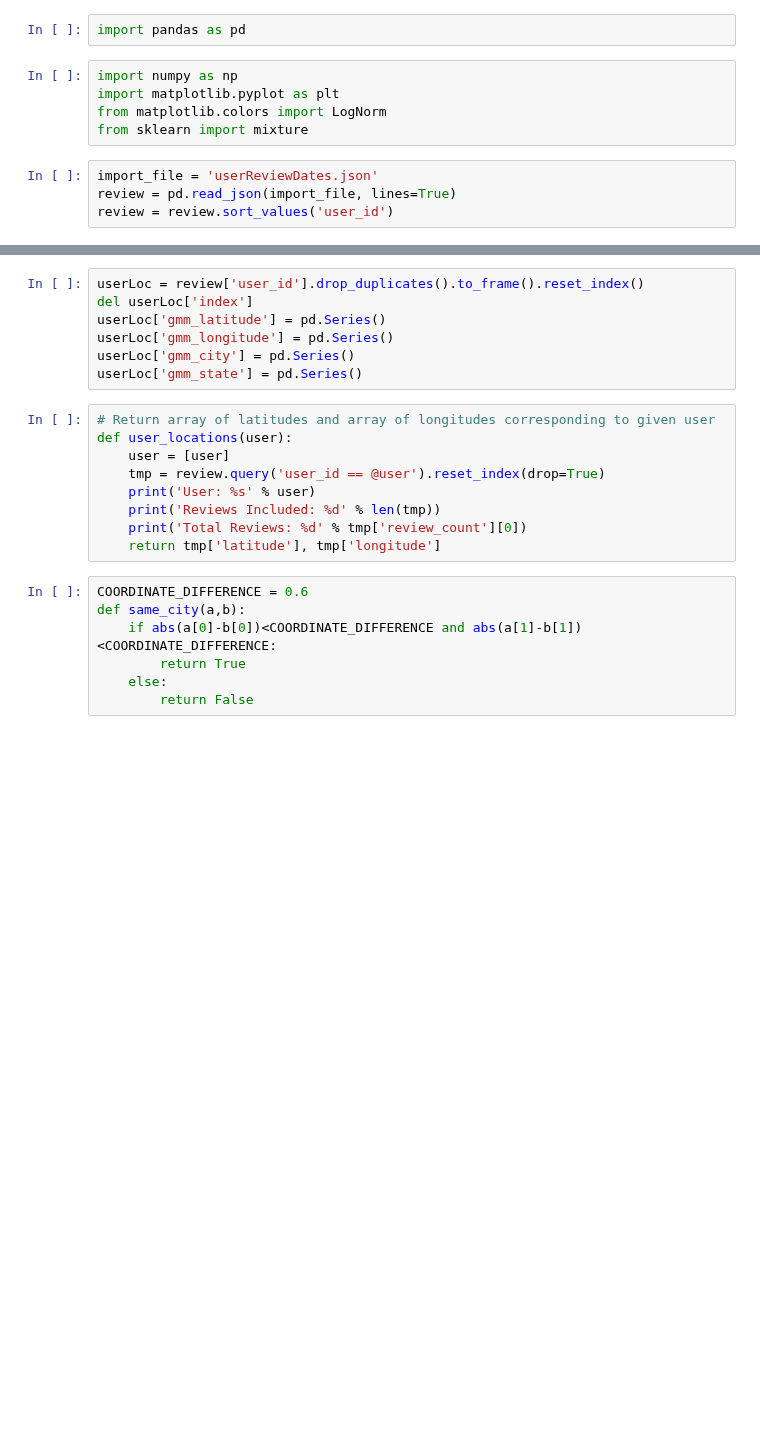
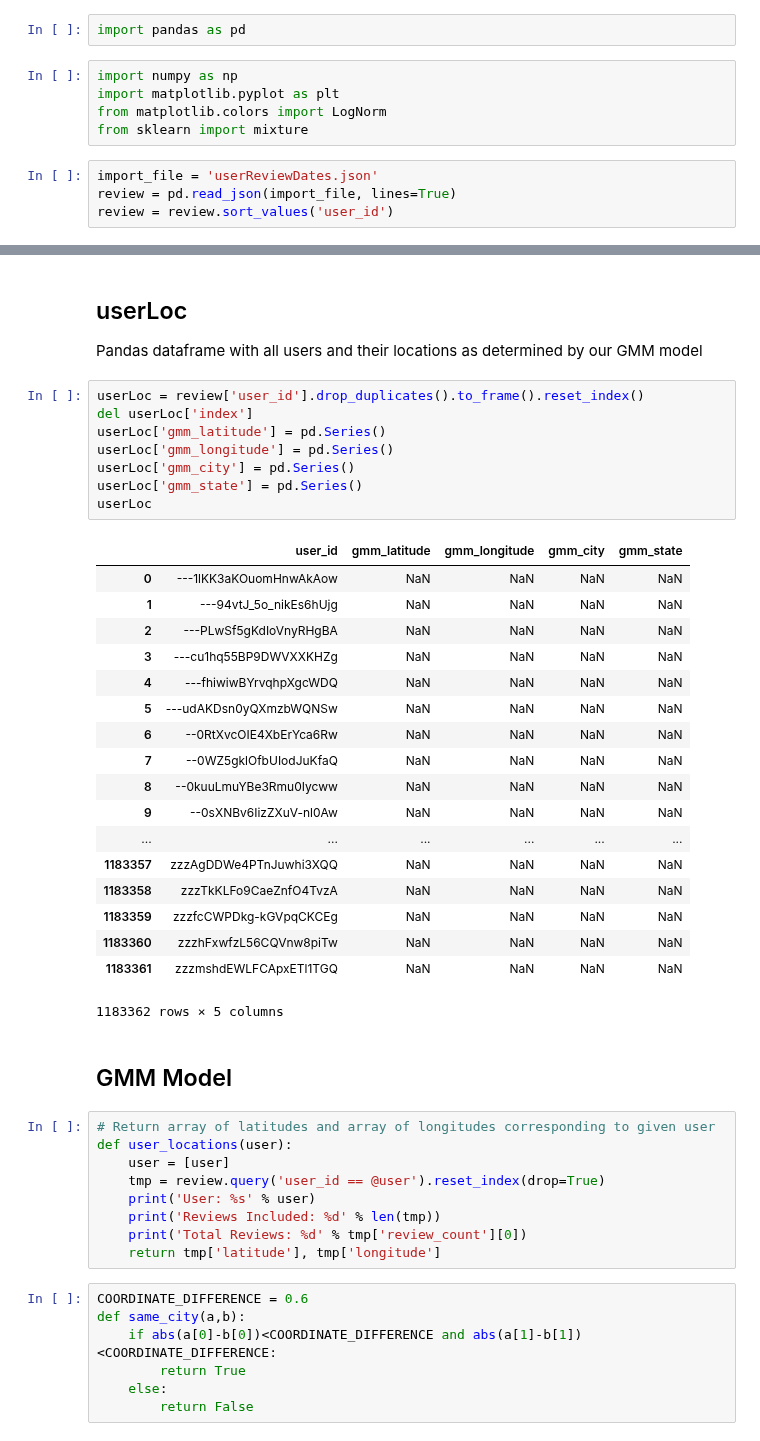
Before and after one commit to CornellDataScience/NLP_Research-FA17, a Jupyter notebook: local-elites/workspace/Local Authority Model.ipynb, the cells around one changed output, grey strips where cells are left out. Saved outputs shown, nothing was run; the diff lists cells and outputs as text; blank space fills up the shorter version.

```diff
--- a/local-elites/workspace/Local Authority Model.ipynb
+++ b/local-elites/workspace/Local Authority Model.ipynb
@@ -36,10 +35,35 @@ review
+# %% [markdown]
+## userLoc
+Pandas dataframe with all users and their locations as determined by our GMM model
 # %%
 userLoc = review['user_id'].drop_duplicates().to_frame().reset_index()
 del userLoc['index']
 userLoc['gmm_latitude'] = pd.Series()
 userLoc['gmm_longitude'] = pd.Series()
 userLoc['gmm_city'] = pd.Series()
 userLoc['gmm_state'] = pd.Series()
+userLoc
+# %% [output]
+|  | user_id | gmm_latitude | gmm_longitude | gmm_city | gmm_state |
+| 0 | ---1lKK3aKOuomHnwAkAow | NaN | NaN | NaN | NaN |
+| 1 | ---94vtJ_5o_nikEs6hUjg | NaN | NaN | NaN | NaN |
+| 2 | ---PLwSf5gKdIoVnyRHgBA | NaN | NaN | NaN | NaN |
+| 3 | ---cu1hq55BP9DWVXXKHZg | NaN | NaN | NaN | NaN |
+| 4 | ---fhiwiwBYrvqhpXgcWDQ | NaN | NaN | NaN | NaN |
+| 5 | ---udAKDsn0yQXmzbWQNSw | NaN | NaN | NaN | NaN |
+| 6 | --0RtXvcOIE4XbErYca6Rw | NaN | NaN | NaN | NaN |
+| 7 | --0WZ5gklOfbUIodJuKfaQ | NaN | NaN | NaN | NaN |
+| 8 | --0kuuLmuYBe3Rmu0Iycww | NaN | NaN | NaN | NaN |
+| 9 | --0sXNBv6IizZXuV-nl0Aw | NaN | NaN | NaN | NaN |
+| ... | ... | ... | ... | ... | ... |
+| 1183357 | zzzAgDDWe4PTnJuwhi3XQQ | NaN | NaN | NaN | NaN |
+| 1183358 | zzzTkKLFo9CaeZnfO4TvzA | NaN | NaN | NaN | NaN |
+| 1183359 | zzzfcCWPDkg-kGVpqCKCEg | NaN | NaN | NaN | NaN |
+| 1183360 | zzzhFxwfzL56CQVnw8piTw | NaN | NaN | NaN | NaN |
+| 1183361 | zzzmshdEWLFCApxETl1TGQ | NaN | NaN | NaN | NaN |
+1183362 rows × 5 columns
+# %% [markdown]
+## GMM Model
 # %%
 # Return array of latitudes and array of longitudes corresponding to given user
 def user_locations(user):
```
Also changed, not shown: parts of 9 cells of this notebook, 1 other file.
